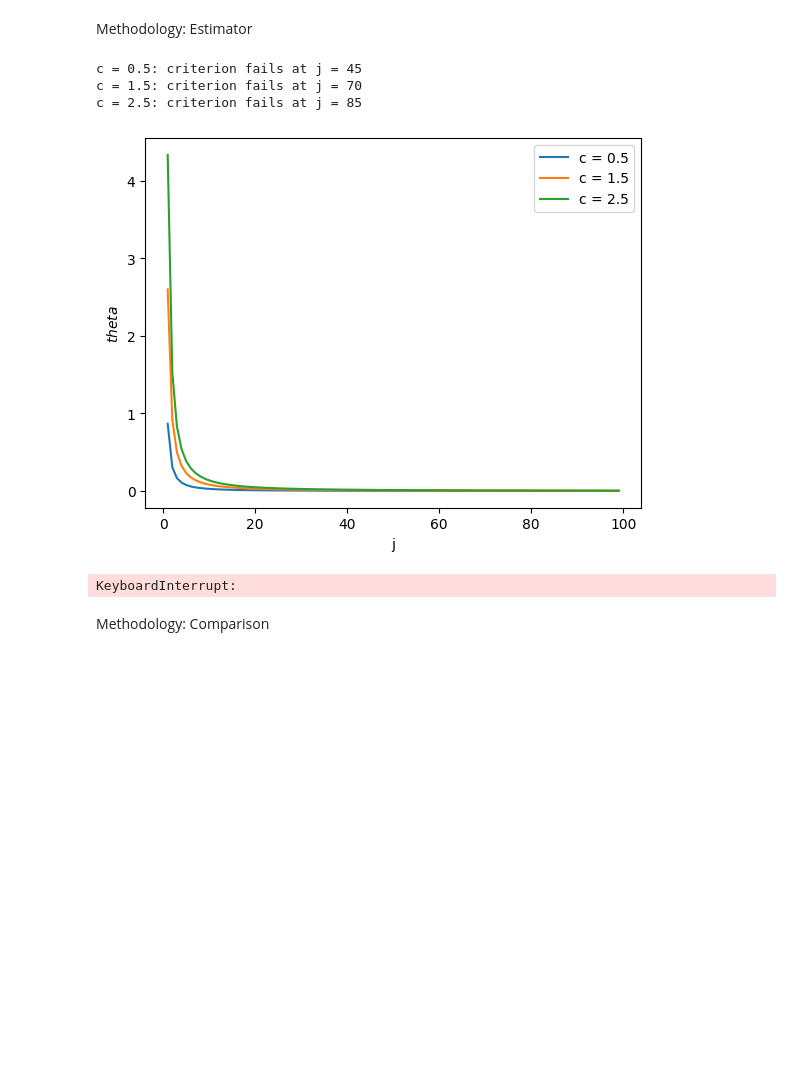
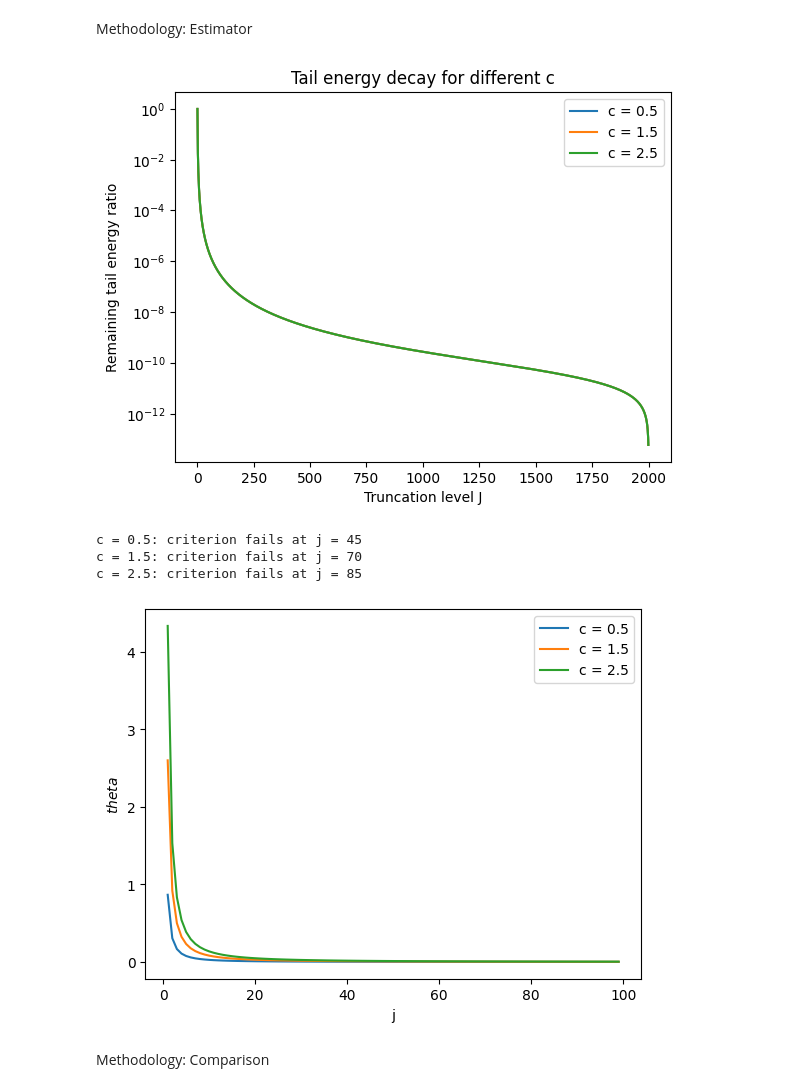
Before and after one commit to avril-rdgz/SCEDS_TVMA, a Jupyter notebook: main.ipynb, the cells around one changed output. Drawn from its saved outputs; the diff is of its cells as text; code cells hidden in the pictures; blank space fills up the shorter version.

```diff
--- a/main.ipynb
+++ b/main.ipynb
@@ -44,16 +39,41 @@ def DGP(T, J, R2, alpha=1.5):
     return Y, X, mu
 # %% [markdown]
 Methodology: Estimator
+# %%
+
+def check_true_dgp():
+    alpha = 1.5
+    j = np.arange(1, 2000)
+    cs = [0.5, 1.5, 2.5]
+
+    for c in cs:
+        theta = c * np.sqrt(2) * j**(-(alpha + 0.5))
+        theta2 = theta**2
+
+        total_energy = np.sum(theta2)
+        tail_ratio = np.cumsum(theta2[::-1])[::-1] / total_energy
+
+        plt.semilogy(j, tail_ratio, label=f"c = {c}")
+
+    plt.xlabel("Truncation level J")
+    plt.ylabel("Remaining tail energy ratio")
+    plt.legend()
+    plt.title("Tail energy decay for different c")
+    plt.show()
+
+check_true_dgp()
+# %% [output]
+[figure, added]
 # %%
 def check_true_dgp():
     alpha = 1.5
     j = np.arange(1, 100)
-    cs = [0.5, 1.5, 2.5]
+    cs = [0.5, 1.5, 2.5] # Question: C varies in [1/3, 3]?
 
     theta_prev = 0
     eps = 1e-4
     for c in cs:
-        theta = c * np.sqrt(2 * alpha) * j**(-alpha)
+        theta = c * np.sqrt(2 * alpha) * j**(-(alpha+0.5))
         diffs = np.abs(np.diff(theta))
         if np.all(diffs > eps):
             print(f"c = {c}: criterion satisfied for all j")
@@ -130,21 +150,20 @@ def monte_carlo(T, J, R2, n_rep=1000):
 
 
 check_true_dgp()
-R2_grid = np.arange(0.1, 1.0, 0.1)
-rmse = np.zeros(len(R2_grid))
-for i, R in enumerate(tqdm(R2_grid)):
-  rmse[i] = monte_carlo(100, 15, R, n_rep=1000)
+# R2_grid = np.arange(0.1, 1.0, 0.1)
+# rmse = np.zeros(len(R2_grid))
+# for i, R in enumerate(tqdm(R2_grid)):
+#   rmse[i] = monte_carlo(100, 15, R, n_rep=1000)
 
-plt.plot(R2_grid, rmse, linewidth=2)
-plt.xlabel(r"$R^2$")
-plt.ylabel("Relative MSE")
-plt.title("TVJMA (Jackknife), T=100")
-plt.show()
+# plt.plot(R2_grid, rmse, linewidth=2)
+# plt.xlabel(r"$R^2$")
+# plt.ylabel("Relative MSE")
+# plt.title("TVJMA (Jackknife), T=100")
+# plt.show()
 # %% [output]
 c = 0.5: criterion fails at j = 45
 c = 1.5: criterion fails at j = 70
 c = 2.5: criterion fails at j = 85
 [figure]
-KeyboardInterrupt:
 # %% [markdown]
 Methodology: Comparison
```
Also changed, not shown: parts of 1 cell of this notebook.
